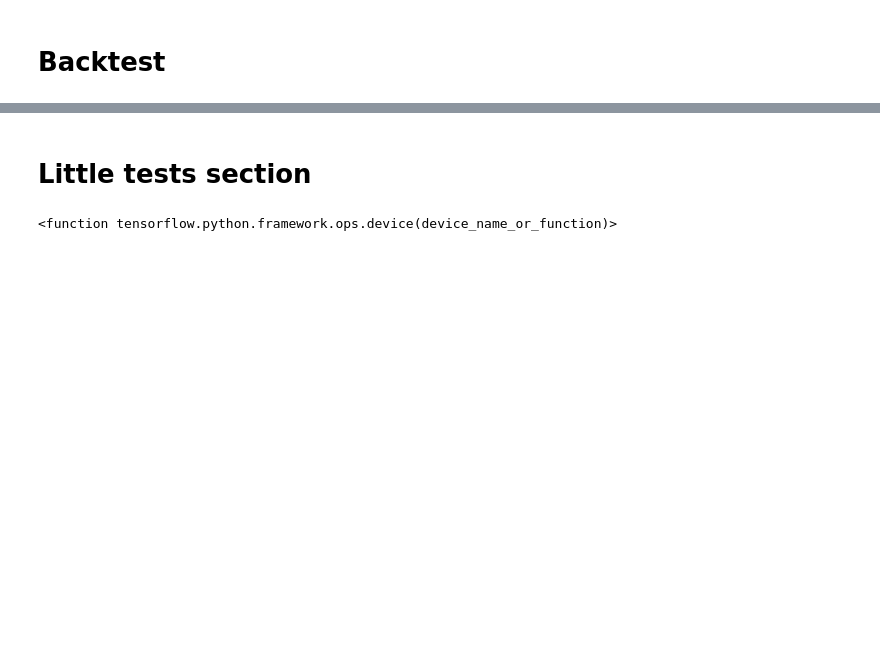
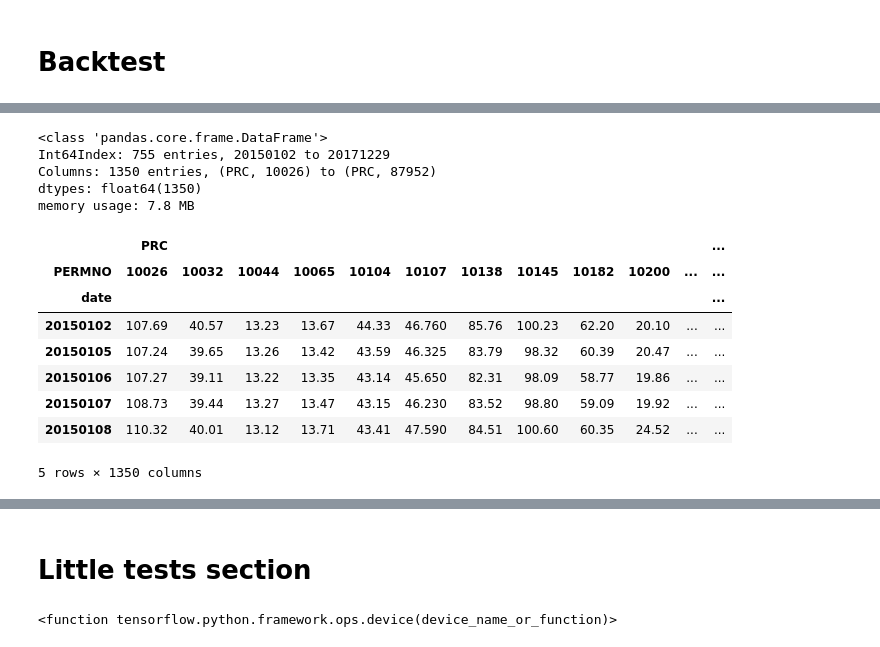
Before and after one commit to kathy-jzh/DeepLearningAllocationCNN, a Jupyter notebook: data_and_training.ipynb, the cells around one changed output, grey strips where cells are left out. Cells and saved outputs as stored; diff of their text form; code cells hidden in the pictures; blank space fills up the shorter version.

```diff
--- a/data_and_training.ipynb
+++ b/data_and_training.ipynb
@@ -121,0 +151,24 @@ network.x
+# %%
+df_for_bckt = df_for_bckt[['PRC']]
+# %%
+df_pivot = df_for_bckt.reset_index().pivot_table(columns=['PERMNO'],index='date')
+# %%
+df_pivot.info()
+# %% [output]
+<class 'pandas.core.frame.DataFrame'>
+Int64Index: 755 entries, 20150102 to 20171229
+Columns: 1350 entries, (PRC, 10026) to (PRC, 87952)
+dtypes: float64(1350)
+memory usage: 7.8 MB
+# %%
+df_pivot.head()
+# %% [output]
+|  | PRC |  |  |  |  |  |  |  |  |  |  | ... |
+| PERMNO | 10026 | 10032 | 10044 | 10065 | 10104 | 10107 | 10138 | 10145 | 10182 | 10200 | ... | ... |
+| date |  |  |  |  |  |  |  |  |  |  |  | ... |
+| 20150102 | 107.69 | 40.57 | 13.23 | 13.67 | 44.33 | 46.760 | 85.76 | 100.23 | 62.20 | 20.10 | ... | ... |
+| 20150105 | 107.24 | 39.65 | 13.26 | 13.42 | 43.59 | 46.325 | 83.79 | 98.32 | 60.39 | 20.47 | ... | ... |
+| 20150106 | 107.27 | 39.11 | 13.22 | 13.35 | 43.14 | 45.650 | 82.31 | 98.09 | 58.77 | 19.86 | ... | ... |
+| 20150107 | 108.73 | 39.44 | 13.27 | 13.47 | 43.15 | 46.230 | 83.52 | 98.80 | 59.09 | 19.92 | ... | ... |
+| 20150108 | 110.32 | 40.01 | 13.12 | 13.71 | 43.41 | 47.590 | 84.51 | 100.60 | 60.35 | 24.52 | ... | ... |
+5 rows × 1350 columns
```
Also changed, not shown: parts of 21 cells of this notebook, 1 other file.
